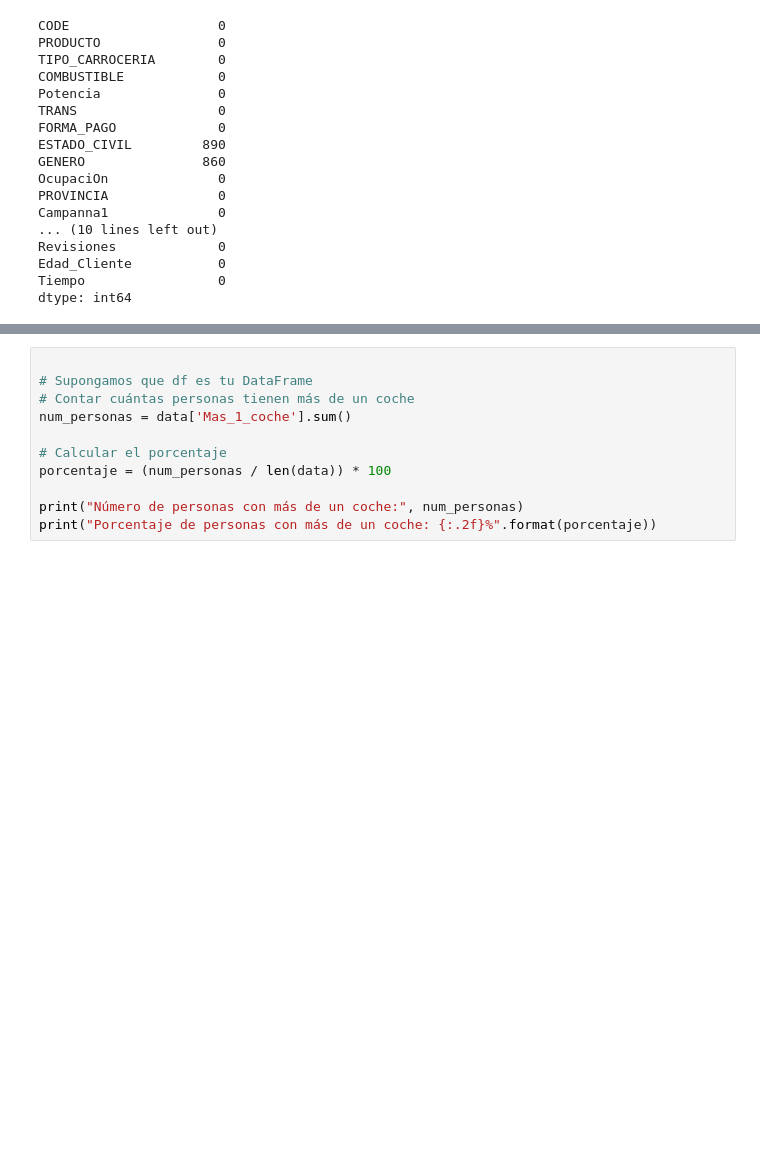
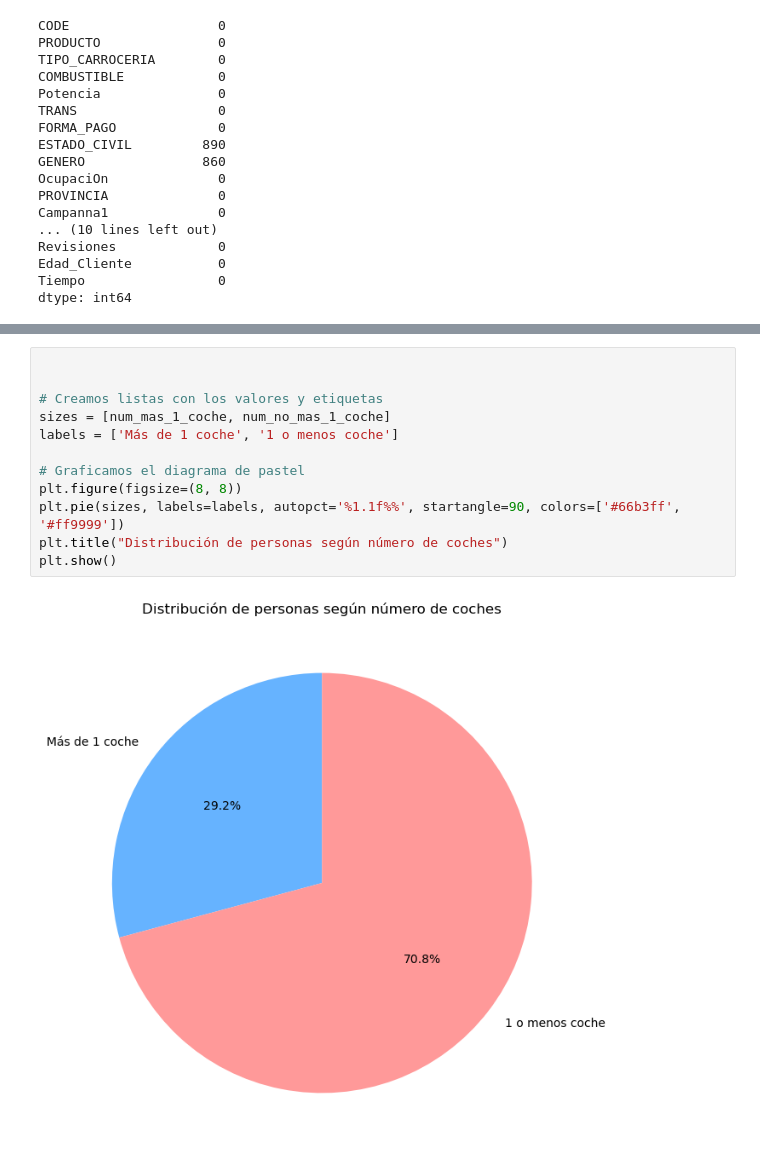
Before and after one commit to seerraa16/IA-LetsGo, a Jupyter notebook: analisis.ipynb, the cells around one changed output, grey strips where cells are left out. Drawn from its saved outputs; the diff is of its cells as text; blank space fills up the shorter version.

```diff
--- a/analisis.ipynb
+++ b/analisis.ipynb
@@ -90,11 +80,14 @@ plt.show()
-# %%
-
-# Supongamos que df es tu DataFrame
-# Contar cuántas personas tienen más de un coche
-num_personas = data['Mas_1_coche'].sum()
-
-# Calcular el porcentaje
-porcentaje = (num_personas / len(data)) * 100
-
-print("Número de personas con más de un coche:", num_personas)
-print("Porcentaje de personas con más de un coche: {:.2f}%".format(porcentaje))
+# %%
+
+
+# Creamos listas con los valores y etiquetas
+sizes = [num_mas_1_coche, num_no_mas_1_coche]
+labels = ['Más de 1 coche', '1 o menos coche']
+
+# Graficamos el diagrama de pastel
+plt.figure(figsize=(8, 8))
+plt.pie(sizes, labels=labels, autopct='%1.1f%%', startangle=90, colors=['#66b3ff', '#ff9999'])
+plt.title("Distribución de personas según número de coches")
+plt.show()
+# %% [output]
+[figure, added]
```
Also changed, not shown: parts of 6 cells of this notebook.
